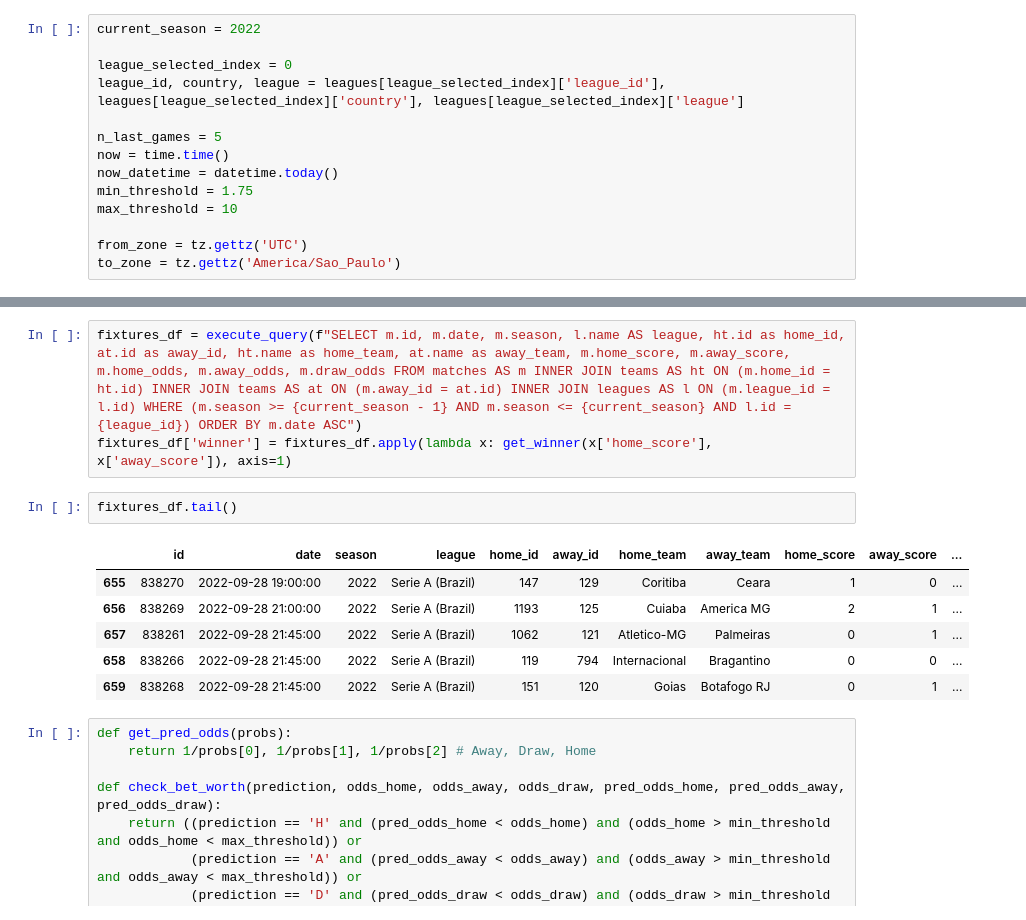
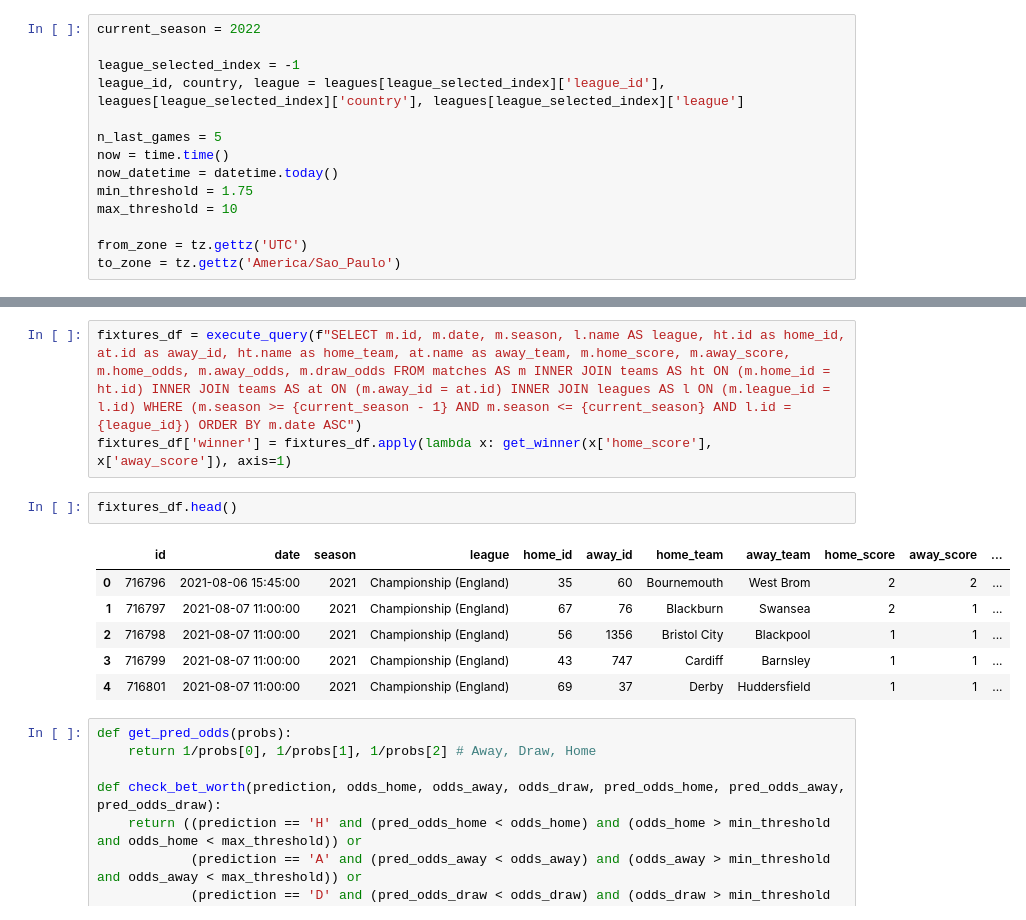
Before and after one commit to caiomelo22/football-predictor, a Jupyter notebook: current.ipynb, the cells around one changed output, grey strips where cells are left out. Saved outputs shown, nothing was run; the diff lists cells and outputs as text.

```diff
--- a/current.ipynb
+++ b/current.ipynb
@@ -70,7 +70,7 @@ leagues = [
 # %%
 current_season = 2022
 
-league_selected_index = 0
+league_selected_index = -1
 league_id, country, league = leagues[league_selected_index]['league_id'], leagues[league_selected_index]['country'], leagues[league_selected_index]['league']
 
 n_last_games = 5
@@ -118,14 +118,14 @@ Loading fixtures for the 2022 season: 279/280
 fixtures_df = execute_query(f"SELECT m.id, m.date, m.season, l.name AS league, ht.id as home_id, at.id as away_id, ht.name as home_team, at.name as away_team, m.home_score, m.away_score, m.home_odds, m.away_odds, m.draw_odds FROM matches AS m INNER JOIN teams AS ht ON (m.home_id = ht.id) INNER JOIN teams AS at ON (m.away_id = at.id) INNER JOIN leagues AS l ON (m.league_id = l.id) WHERE (m.season >= {current_season - 1} AND m.season <= {current_season} AND l.id = {league_id}) ORDER BY m.date ASC")
 fixtures_df['winner'] = fixtures_df.apply(lambda x: get_winner(x['home_score'], x['away_score']), axis=1)
 # %%
-fixtures_df.tail()
+fixtures_df.head()
 # %% [output]
 |  | id | date | season | league | home_id | away_id | home_team | away_team | home_score | away_score | ... |
-| 655 | 838270 | 2022-09-28 19:00:00 | 2022 | Serie A (Brazil) | 147 | 129 | Coritiba | Ceara | 1 | 0 | ... |
-| 656 | 838269 | 2022-09-28 21:00:00 | 2022 | Serie A (Brazil) | 1193 | 125 | Cuiaba | America MG | 2 | 1 | ... |
-| 657 | 838261 | 2022-09-28 21:45:00 | 2022 | Serie A (Brazil) | 1062 | 121 | Atletico-MG | Palmeiras | 0 | 1 | ... |
-| 658 | 838266 | 2022-09-28 21:45:00 | 2022 | Serie A (Brazil) | 119 | 794 | Internacional | Bragantino | 0 | 0 | ... |
-| 659 | 838268 | 2022-09-28 21:45:00 | 2022 | Serie A (Brazil) | 151 | 120 | Goias | Botafogo RJ | 0 | 1 | ... |
+| 0 | 716796 | 2021-08-06 15:45:00 | 2021 | Championship (England) | 35 | 60 | Bournemouth | West Brom | 2 | 2 | ... |
+| 1 | 716797 | 2021-08-07 11:00:00 | 2021 | Championship (England) | 67 | 76 | Blackburn | Swansea | 2 | 1 | ... |
+| 2 | 716798 | 2021-08-07 11:00:00 | 2021 | Championship (England) | 56 | 1356 | Bristol City | Blackpool | 1 | 1 | ... |
+| 3 | 716799 | 2021-08-07 11:00:00 | 2021 | Championship (England) | 43 | 747 | Cardiff | Barnsley | 1 | 1 | ... |
+| 4 | 716801 | 2021-08-07 11:00:00 | 2021 | Championship (England) | 69 | 37 | Derby | Huddersfield | 1 | 1 | ... |
 # %%
 def get_pred_odds(probs):
     return 1/probs[0], 1/probs[1], 1/probs[2] # Away, Draw, Home
```
Also changed, not shown: parts of 4 cells of this notebook, 2 other files.
